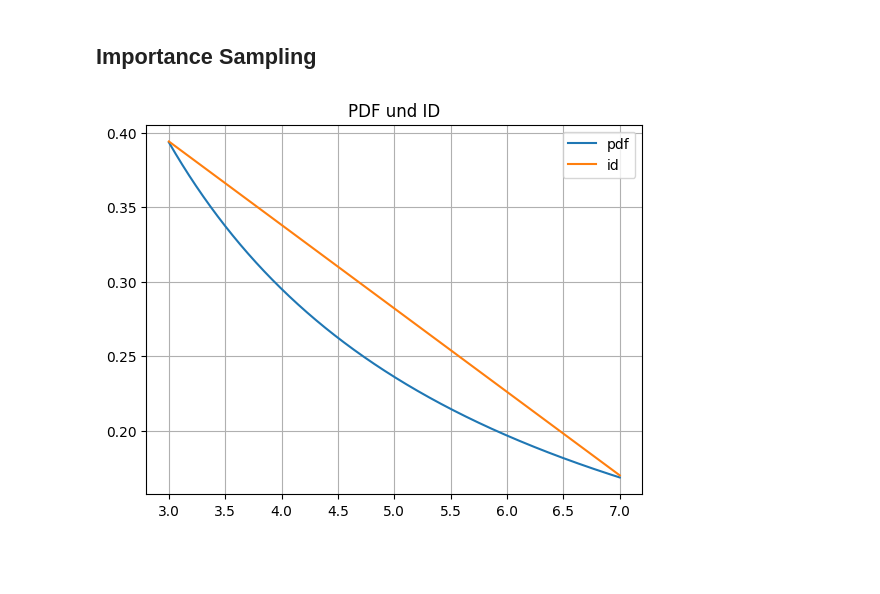
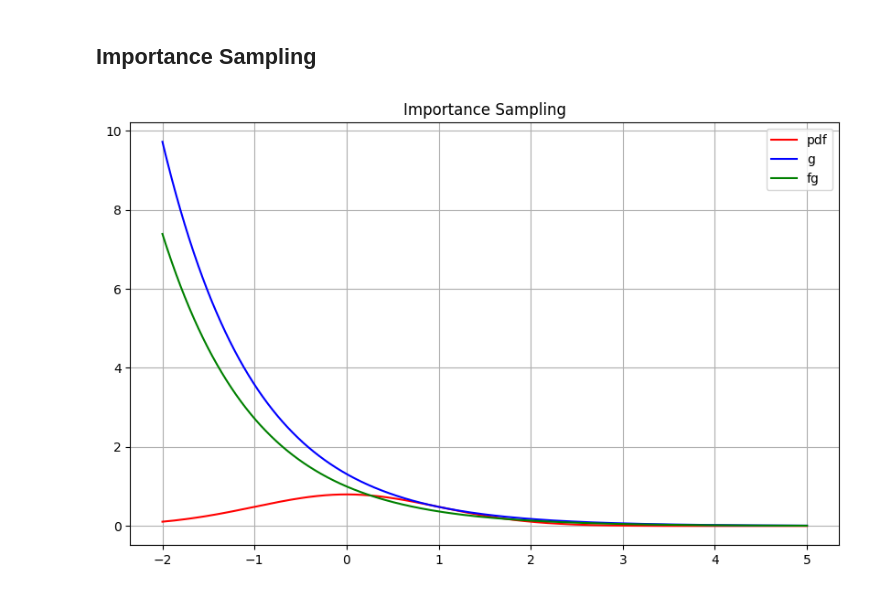
Before and after one commit to tombk556/Mathematische-Stochastische-Modelle-und-MC-Simulationen, a Jupyter notebook: Zufallszahlen/main.ipynb, the cells around one changed output. Drawn from its saved outputs; the diff is of its cells as text; code cells hidden in the pictures; blank space fills up the shorter version.

Commit message:
add importance sampling

```diff
--- a/Zufallszahlen/main.ipynb
+++ b/Zufallszahlen/main.ipynb
@@ -126,11 +112,32 @@ def pdf(x: float) -> float:
+# %%
+def f(x: float) -> float:
+    return (2/math.sqrt(2 * math.pi)) * math.exp((-x**2) / 2)
+
+
+def g(x: float) -> float:
+    return (2/math.sqrt(2 * math.pi)) * math.exp(-x + 0.5)
+
+
+def fg(x: float) -> float:
+    return math.exp(-x)
+
+
+def G(x: float) -> float:
+    return 1 - math.exp(-x)
+
+
+def h(u: float) -> float:
+    return math.log(1 - u)
 # %%
-x_values = np.linspace(3, 7, 1000)
+x_values = np.linspace(-2, 5, 10000)
 # %%
-plt.plot(x_values, [pdf(x) for x in x_values], label= "pdf")
-plt.plot(x_values, [id(x) for x in x_values], label= "id")
-plt.title("PDF und ID")
+plt.figure(figsize=(10, 6))
+plt.title("Importance Sampling")
+plt.plot(x_values, [f(x) for x in x_values], label="pdf", color="red")
+plt.plot(x_values, [g(x) for x in x_values], label="g", color="blue")
+plt.plot(x_values, [fg(x) for x in x_values], label="fg", color="green")
 plt.legend()
 plt.grid(True)
 plt.show()
 # %% [output]
-[figure, old version]
+[figure, new version]
```
Also changed, not shown: parts of 8 cells of this notebook.
